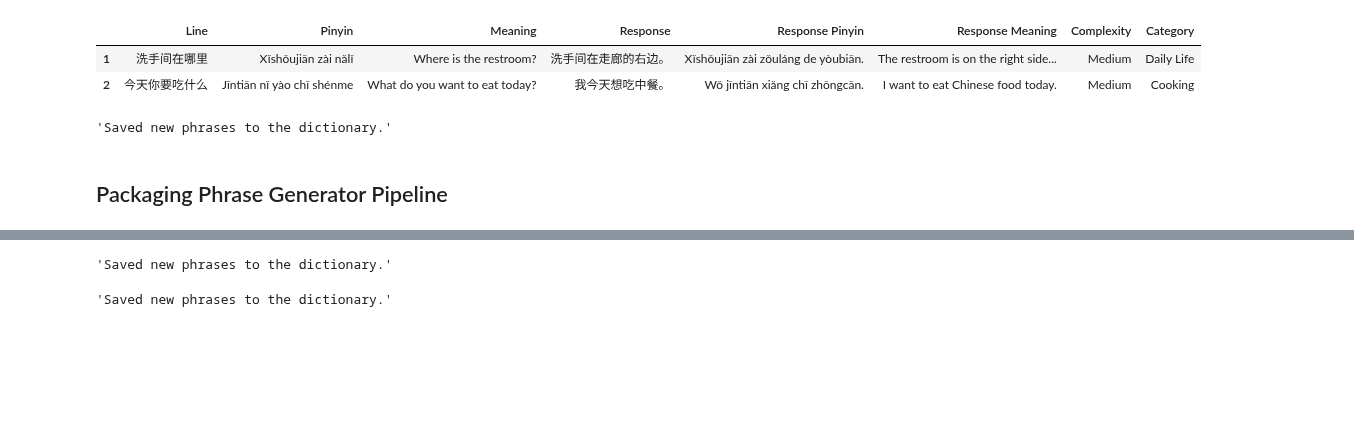
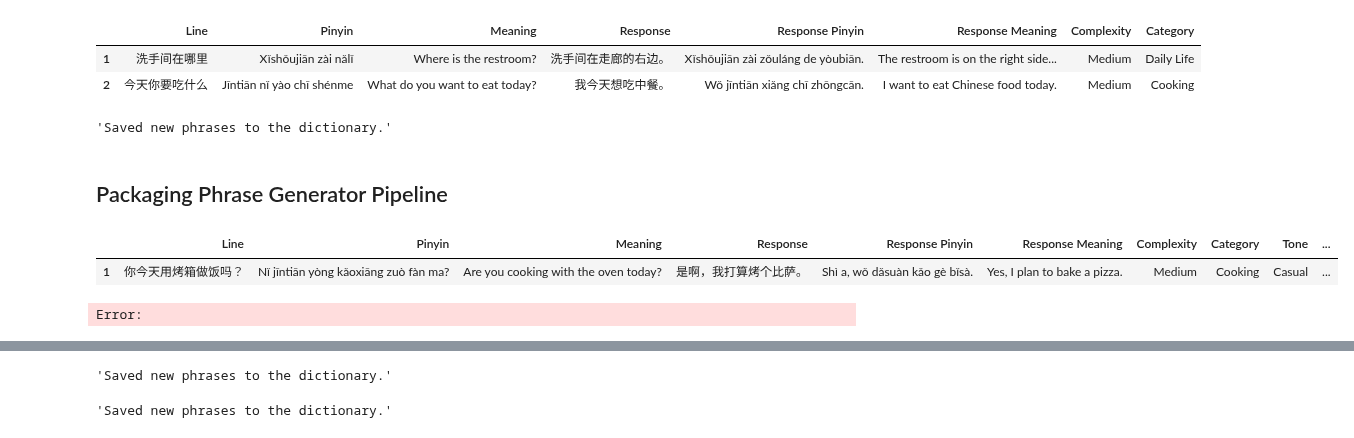
Before and after one commit to tuawong/GPT4LanguageLearning, a Jupyter notebook: GPT_PhraseGenerator.ipynb, the cells around one changed output, grey strips where cells are left out. Drawn from its saved outputs; the diff is of its cells as text; code cells hidden in the pictures; blank space fills up the shorter version.

```diff
--- a/GPT_PhraseGenerator.ipynb
+++ b/GPT_PhraseGenerator.ipynb
@@ -89,6 +109,19 @@ save_new_phrase_to_dict(new_phrase_df, gsheet_name=gsheet_name, worksheet_name=p
 ## Packaging Phrase Generator Pipeline
 # %%
 phrase_generator = PhraseGenerationPipeline(gsheet_name, phrasesheet_name)
+# %%
+translation_model="gpt-4o"
+temp=0.7
+translation = "Are you cooking with the oven today?"
+complexity = "Medium"
+tone = "Casual"
+
+phrase_generator.phrase_translate_module(translation, complexity, tone, translation_model, temp)
+phrase_generator.new_phrase_df
+# %% [output]
+|  | Line | Pinyin | Meaning | Response | Response Pinyin | Response Meaning | Complexity | Category | Tone | ... |
+| 1 | 你今天用烤箱做饭吗？ | Nǐ jīntiān yòng kǎoxiāng zuò fàn ma? | Are you cooking with the oven today? | 是啊，我打算烤个比萨。 | Shì a, wǒ dǎsuàn kǎo gè bǐsà. | Yes, I plan to bake a pizza. | Medium | Cooking | Casual | ... |
+Error:
 # %%
 translation_model="gpt-4o"
 temp=0.7
```
Also changed, not shown: parts of 4 cells of this notebook, 7 other files.
